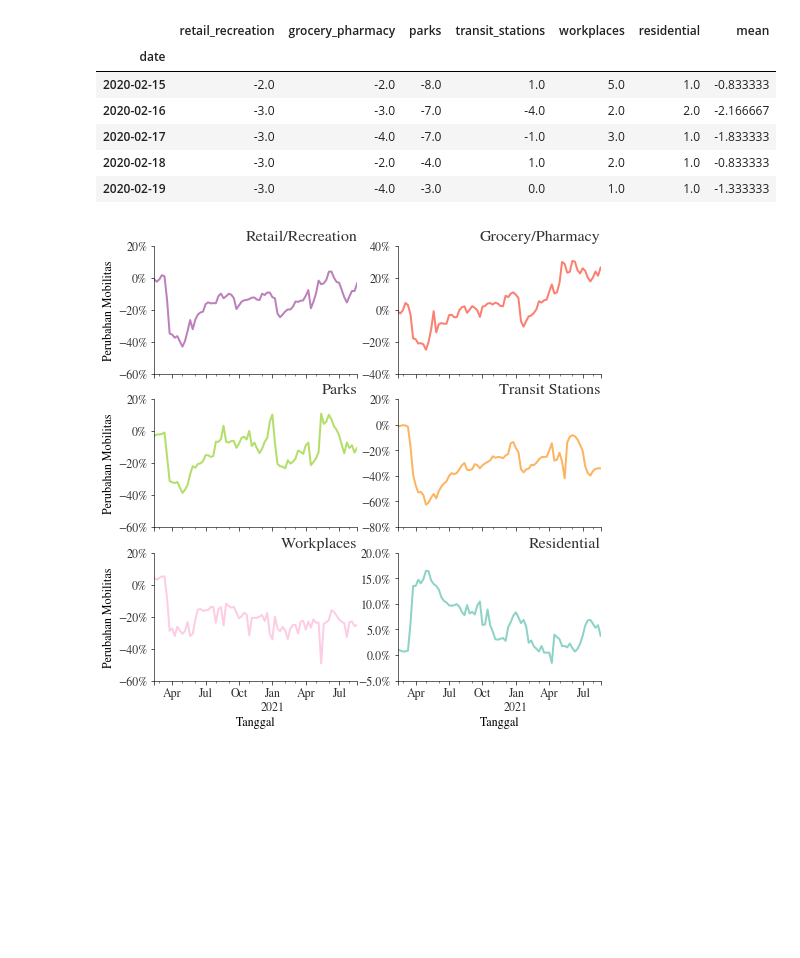
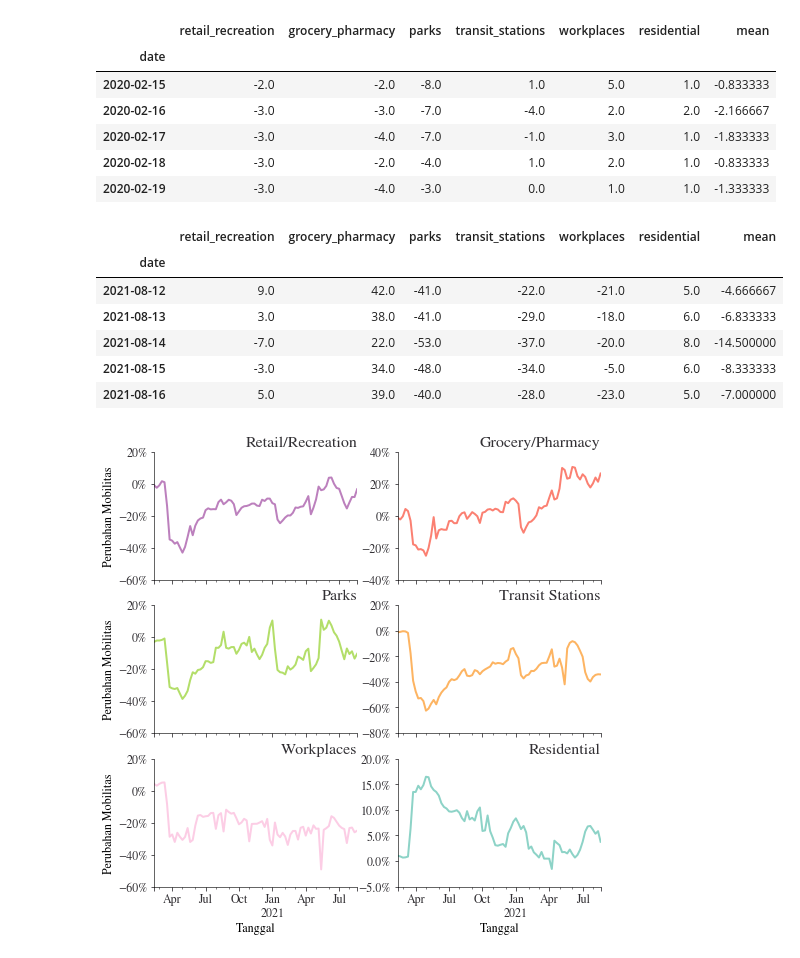
Before and after one commit to fahminlb33/datathon-ai-2021, a Jupyter notebook: mobility-google.ipynb, the cells around one changed output. Drawn from its saved outputs; the diff is of its cells as text; code cells hidden in the pictures; blank space fills up the shorter version.

```diff
--- a/mobility-google.ipynb
+++ b/mobility-google.ipynb
@@ -59,6 +67,16 @@ df_kasus_clean.head()
 | 2020-02-17 | -3.0 | -4.0 | -7.0 | -1.0 | 3.0 | 1.0 | -1.833333 |
 | 2020-02-18 | -3.0 | -2.0 | -4.0 | 1.0 | 2.0 | 1.0 | -0.833333 |
 | 2020-02-19 | -3.0 | -4.0 | -3.0 | 0.0 | 1.0 | 1.0 | -1.333333 |
+# %%
+df_kasus_clean.tail()
+# %% [output]
+|  | retail_recreation | grocery_pharmacy | parks | transit_stations | workplaces | residential | mean |
+| date |  |  |  |  |  |  |  |
+| 2021-08-12 | 9.0 | 42.0 | -41.0 | -22.0 | -21.0 | 5.0 | -4.666667 |
+| 2021-08-13 | 3.0 | 38.0 | -41.0 | -29.0 | -18.0 | 6.0 | -6.833333 |
+| 2021-08-14 | -7.0 | 22.0 | -53.0 | -37.0 | -20.0 | 8.0 | -14.500000 |
+| 2021-08-15 | -3.0 | 34.0 | -48.0 | -34.0 | -5.0 | 6.0 | -8.333333 |
+| 2021-08-16 | 5.0 | 39.0 | -40.0 | -28.0 | -23.0 | 5.0 | -7.000000 |
 # %%
 axes = df_kasus_clean.iloc[:, :-1].resample("W").mean().plot(
     subplots=True,
```
Also changed, not shown: parts of 2 cells of this notebook, 6 other files.
